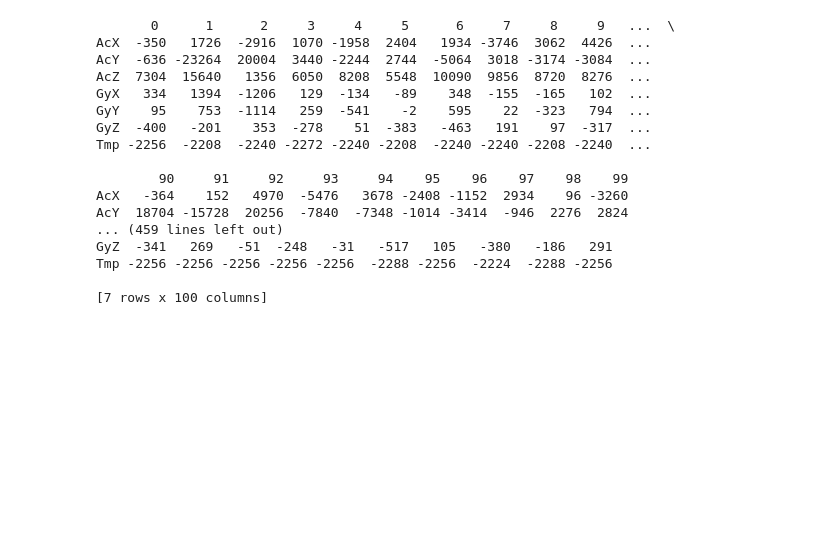
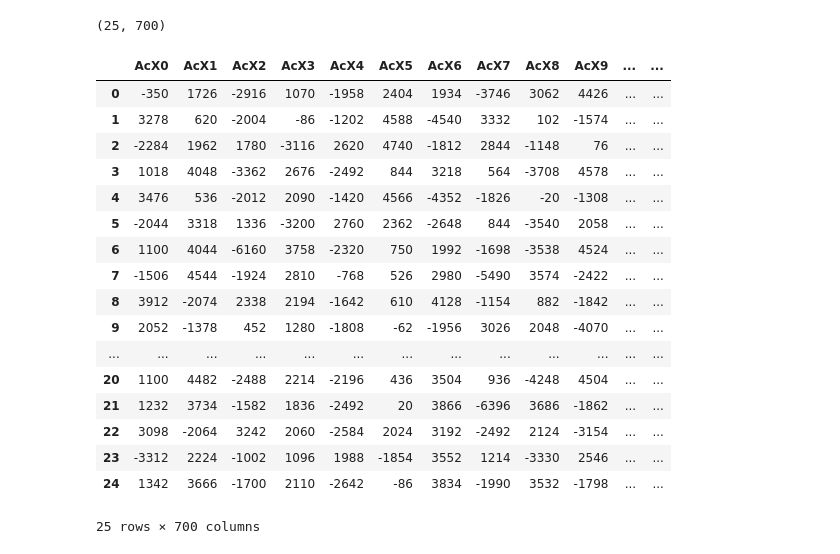
Before and after one commit to matheus-a-s/LARI-PUMPS, a Jupyter notebook: DataProcess.ipynb, the cells around one changed output. Saved outputs shown, nothing was run; the diff lists cells and outputs as text; code cells hidden in the pictures; blank space fills up the shorter version.

Commit message:
Split raw data into samples

```diff
--- a/DataProcess.ipynb
+++ b/DataProcess.ipynb
@@ -4,4 +16,5 @@ import numpy as np
 # %%
-df = pd.read_csv("capture_test.txt")
+df = pd.read_csv(DATA_PATH)
+print(df.values.shape)
 df
 # %% [output]
@@ -29,0 +42,10 @@ acx = ["AcX"+str(i) for i in range(25)]
+# %%
+head = ["AcX", "AcY", "AcZ", "GyX", "GyY", "GyZ", "Tmp"]
+list_head = []
+
+for hd in head:
+    for i in range(MEASURE_MULTI):
+        head_aux = hd + str(i)
+        list_head.append(head_aux)
+
+print(len(list_head))
@@ -30,26 +57,36 @@ acx = ["AcX"+str(i) for i in range(25)]
 # %%
 list_df = []
 
-for i in range(25):
-    lst = df.iloc[100*i:100*(i+1),:]
+for i in range(SAMPLES):
+    lst = df.iloc[MEASURE_MULTI*i:MEASURE_MULTI*(i+1),:]
     lst = lst.transpose()
-    print(lst)
+    lst = lst.values
+    lst = np.resize(lst, (1,7*MEASURE_MULTI))
     list_df.append(lst)
-# %% [output]
-       0      1      2     3     4     5      6     7     8     9   ...  \
-AcX  -350   1726  -2916  1070 -1958  2404   1934 -3746  3062  4426  ...
-AcY  -636 -23264  20004  3440 -2244  2744  -5064  3018 -3174 -3084  ...
-AcZ  7304  15640   1356  6050  8208  5548  10090  9856  8720  8276  ...
-GyX   334   1394  -1206   129  -134   -89    348  -155  -165   102  ...
-GyY    95    753  -1114   259  -541    -2    595    22  -323   794  ...
-GyZ  -400   -201    353  -278    51  -383   -463   191    97  -317  ...
-Tmp -2256  -2208  -2240 -2272 -2240 -2208  -2240 -2240 -2208 -2240  ...
-
-        90     91     92     93     94    95    96    97    98    99
-AcX   -364    152   4970  -5476   3678 -2408 -1152  2934    96 -3260
-AcY  18704 -15728  20256  -7840  -7348 -1014 -3414  -946  2276  2824
-... (459 lines left out)
-GyZ  -341   269   -51  -248   -31   -517   105   -380   -186   291
-Tmp -2256 -2256 -2256 -2256 -2256  -2288 -2256  -2224  -2288 -2256
-
-[7 rows x 100 columns]
+# %%
+new_df = np.concatenate([i for i in list_df], axis=0)
+print(new_df.shape)
+# %% [output]
+(25, 700)
+# %%
+new_df = pd.DataFrame(new_df, columns=list_head)
+new_df
+# %% [output]
+|  | AcX0 | AcX1 | AcX2 | AcX3 | AcX4 | AcX5 | AcX6 | AcX7 | AcX8 | AcX9 | ... | ... |
+| 0 | -350 | 1726 | -2916 | 1070 | -1958 | 2404 | 1934 | -3746 | 3062 | 4426 | ... | ... |
+| 1 | 3278 | 620 | -2004 | -86 | -1202 | 4588 | -4540 | 3332 | 102 | -1574 | ... | ... |
+| 2 | -2284 | 1962 | 1780 | -3116 | 2620 | 4740 | -1812 | 2844 | -1148 | 76 | ... | ... |
+| 3 | 1018 | 4048 | -3362 | 2676 | -2492 | 844 | 3218 | 564 | -3708 | 4578 | ... | ... |
+| 4 | 3476 | 536 | -2012 | 2090 | -1420 | 4566 | -4352 | -1826 | -20 | -1308 | ... | ... |
+| 5 | -2044 | 3318 | 1336 | -3200 | 2760 | 2362 | -2648 | 844 | -3540 | 2058 | ... | ... |
+| 6 | 1100 | 4044 | -6160 | 3758 | -2320 | 750 | 1992 | -1698 | -3538 | 4524 | ... | ... |
+| 7 | -1506 | 4544 | -1924 | 2810 | -768 | 526 | 2980 | -5490 | 3574 | -2422 | ... | ... |
+| 8 | 3912 | -2074 | 2338 | 2194 | -1642 | 610 | 4128 | -1154 | 882 | -1842 | ... | ... |
+| 9 | 2052 | -1378 | 452 | 1280 | -1808 | -62 | -1956 | 3026 | 2048 | -4070 | ... | ... |
+| ... | ... | ... | ... | ... | ... | ... | ... | ... | ... | ... | ... | ... |
+| 20 | 1100 | 4482 | -2488 | 2214 | -2196 | 436 | 3504 | 936 | -4248 | 4504 | ... | ... |
+| 21 | 1232 | 3734 | -1582 | 1836 | -2492 | 20 | 3866 | -6396 | 3686 | -1862 | ... | ... |
+| 22 | 3098 | -2064 | 3242 | 2060 | -2584 | 2024 | 3192 | -2492 | 2124 | -3154 | ... | ... |
+| 23 | -3312 | 2224 | -1002 | 1096 | 1988 | -1854 | 3552 | 1214 | -3330 | 2546 | ... | ... |
+| 24 | 1342 | 3666 | -1700 | 2110 | -2642 | -86 | 3834 | -1990 | 3532 | -1798 | ... | ... |
+25 rows × 700 columns
```
Also changed, not shown: parts of 10 cells of this notebook.
